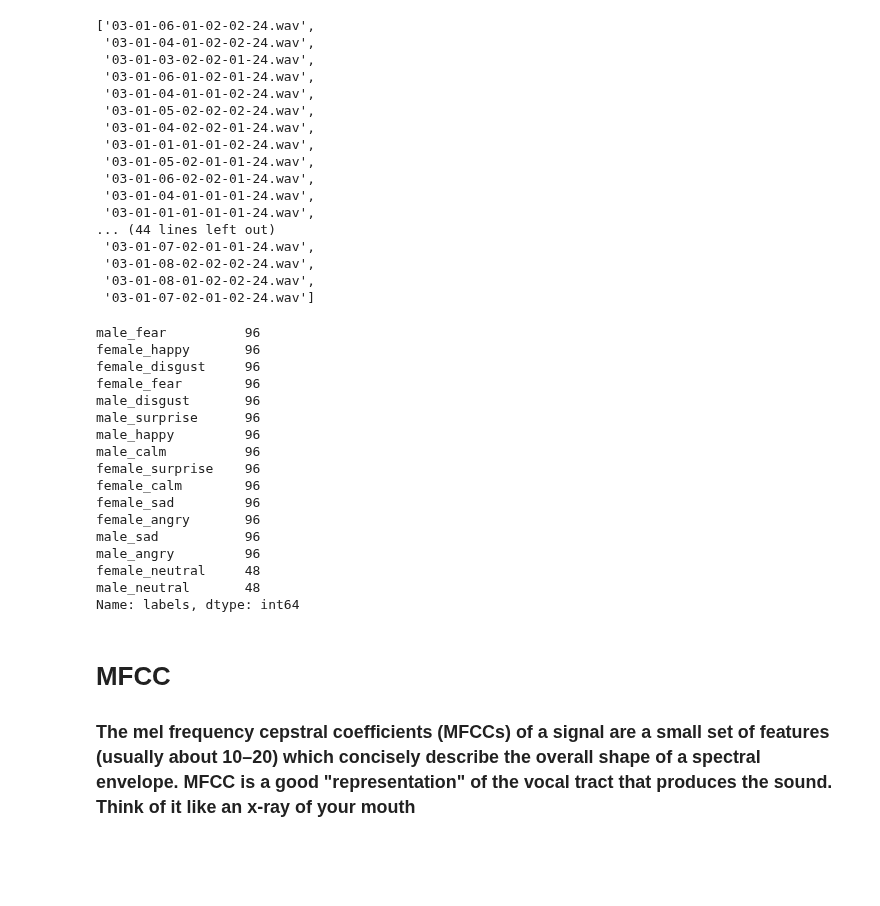
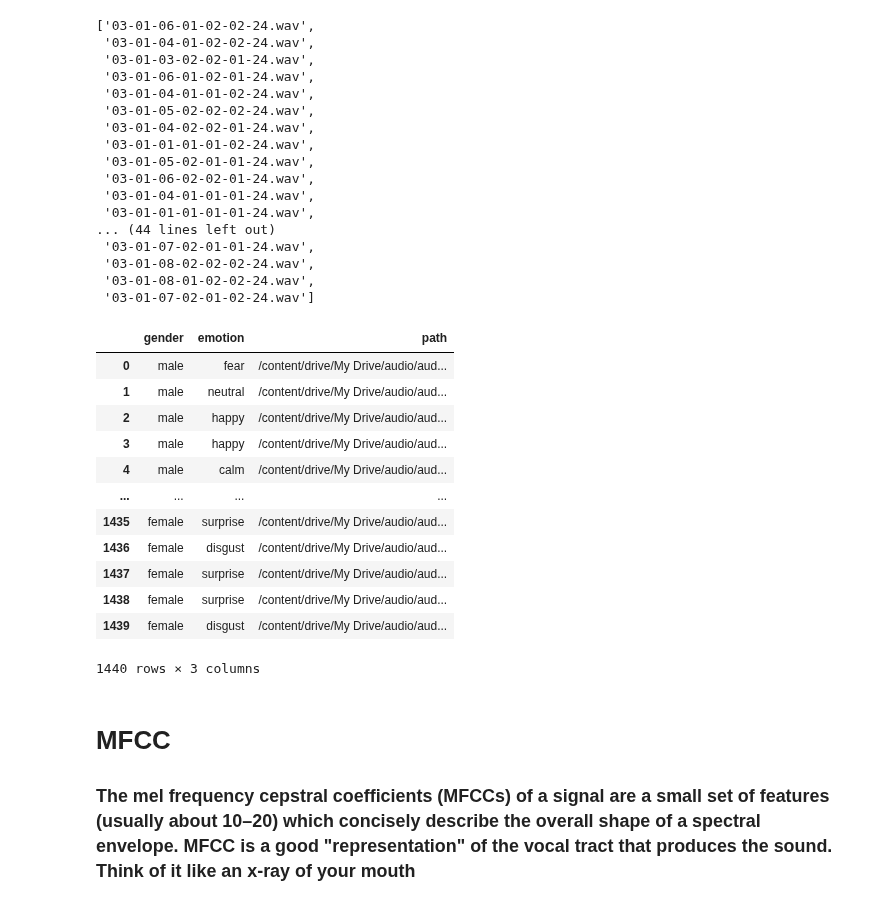
Before and after one commit to mkosaka1/Speech_Emotion_Recognition, a Jupyter notebook: eda_preprocessing.ipynb, the cells around one changed output. Saved outputs shown, nothing was run; the diff lists cells and outputs as text; code cells hidden in the pictures; blank space fills up the shorter version.

```diff
--- a/eda_preprocessing.ipynb
+++ b/eda_preprocessing.ipynb
@@ -154,30 +154,38 @@ os.listdir(audio + i)
 # %%
 audio_df = pd.DataFrame(emotion)
 audio_df = audio_df.replace({1:'neutral', 2:'calm', 3:'happy', 4:'sad', 5:'angry', 6:'fear', 7:'disgust', 8:'surprise'})
+audio_df
 audio_df = pd.concat([pd.DataFrame(gender),audio_df],axis=1)
 audio_df.columns = ['gender','emotion']
-audio_df['labels'] =audio_df.gender + '_' + audio_df.emotion
+# audio_df['labels'] =audio_df.gender + '_' + audio_df.emotion
 audio_df = pd.concat([audio_df,pd.DataFrame(file_path, columns = ['path'])],axis=1)
-audio_df = audio_df.drop(['gender', 'emotion'], axis=1)
-audio_df.labels.value_counts()
+# audio_df = audio_df.drop(['gender', 'emotion'], axis=1)
+# audio_df.labels.value_counts()
+audio_df
+
+# GENDER + EMOTION
+# audio_df = pd.DataFrame(emotion)
+# audio_df = audio_df.replace({1:'neutral', 2:'calm', 3:'happy', 4:'sad', 5:'angry', 6:'fear', 7:'disgust', 8:'surprise'})
+# audio_df = pd.concat([pd.DataFrame(gender),audio_df],axis=1)
+# audio_df.columns = ['gender','emotion']
+# audio_df['labels'] =audio_df.gender + '_' + audio_df.emotion
+# audio_df = pd.concat([audio_df,pd.DataFrame(file_path, columns = ['path'])],axis=1)
+# audio_df = audio_df.drop(['gender', 'emotion'], axis=1)
+# audio_df.labels.value_counts()
 # %% [output]
+|  | gender | emotion | path |
+| 0 | male | fear | /content/drive/My Drive/audio/aud... |
+| 1 | male | neutral | /content/drive/My Drive/audio/aud... |
+| 2 | male | happy | /content/drive/My Drive/audio/aud... |
+| 3 | male | happy | /content/drive/My Drive/audio/aud... |
+| 4 | male | calm | /content/drive/My Drive/audio/aud... |
+| ... | ... | ... | ... |
+| 1435 | female | surprise | /content/drive/My Drive/audio/aud... |
+| 1436 | female | disgust | /content/drive/My Drive/audio/aud... |
+| 1437 | female | surprise | /content/drive/My Drive/audio/aud... |
+| 1438 | female | surprise | /content/drive/My Drive/audio/aud... |
+| 1439 | female | disgust | /content/drive/My Drive/audio/aud... |
-male_fear          96
-female_happy       96
-female_disgust     96
-female_fear        96
-male_disgust       96
-male_surprise      96
-male_happy         96
-male_calm          96
-female_surprise    96
-female_calm        96
-female_sad         96
-female_angry       96
-male_sad           96
-male_angry         96
-female_neutral     48
-male_neutral       48
-Name: labels, dtype: int64
+1440 rows × 3 columns
 # %%
 audio_df.to_csv('audio.csv')
 # %%
```
Also changed, not shown: parts of 19 cells of this notebook.
